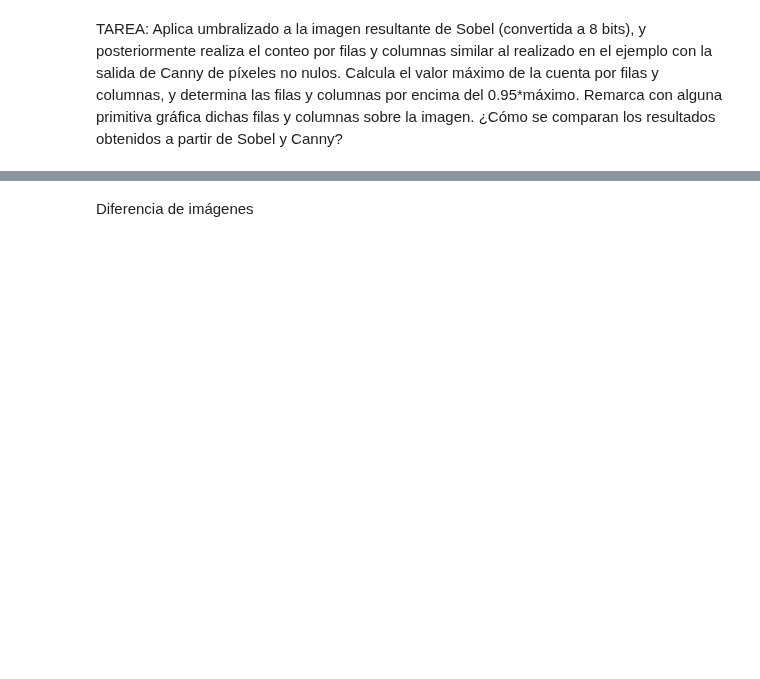
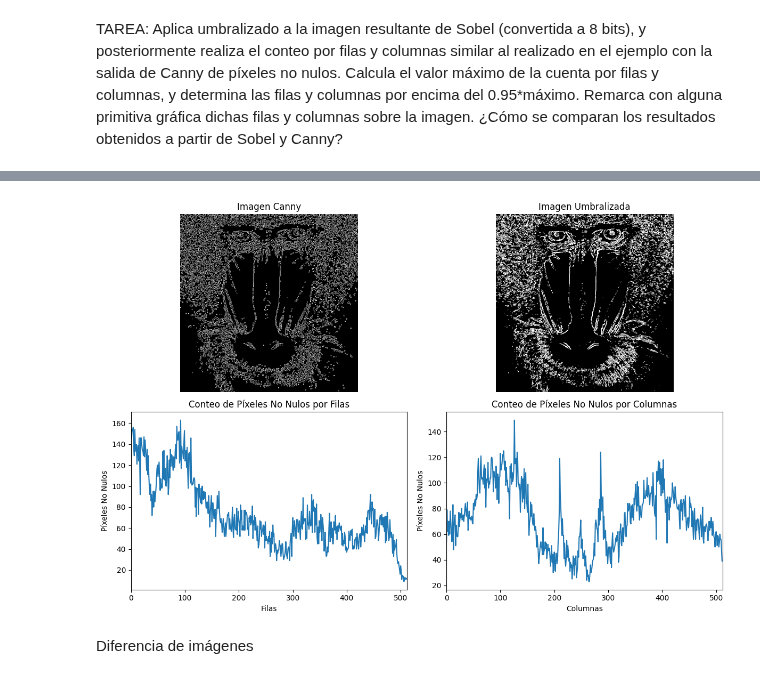
Before and after one commit to Raamonvm8/VC, a Jupyter notebook: P2/VC_P2.ipynb, the cells around one changed output, grey strips where cells are left out. Cells and saved outputs as stored; diff of their text form; code cells hidden in the pictures; blank space fills up the shorter version.

```diff
--- a/P2/VC_P2.ipynb
+++ b/P2/VC_P2.ipynb
@@ -246,2 +254,82 @@ plt.xlim([0, 256])
 # %% [markdown]
 TAREA: Aplica umbralizado a la imagen resultante de Sobel (convertida a 8 bits), y posteriormente realiza el conteo por filas y columnas similar al realizado en el ejemplo con la salida de Canny de píxeles no nulos. Calcula el valor máximo de la cuenta por filas y columnas, y determina las filas y columnas por encima del 0.95*máximo. Remarca con alguna primitiva gráfica dichas filas y columnas sobre la imagen. ¿Cómo se comparan los resultados obtenidos a partir de Sobel y Canny?
+# %%
+# Gaussiana para suavizar la imagen original, eliminando altas frecuencias
+ggris = cv2.GaussianBlur(gris, (3, 3), 0)
+
+# Calcula en ambas direcciones (horizontal y vertical)
+sobelx = cv2.Sobel(ggris, cv2.CV_64F, 1, 0)  # x
+sobely = cv2.Sobel(ggris, cv2.CV_64F, 0, 1)  # y
+
+# Convertimos el Sobel a 8 bits
+sobelx = np.uint8(np.absolute(sobelx))
+sobely = np.uint8(np.absolute(sobely))
+
+# Combina ambos resultados
+sobel = cv2.add(sobelx, sobely)
+
+# Define el valor umbral
+valorUmbral = 140
+res, imagenUmbralizada = cv2.threshold(sobel, valorUmbral, 255, cv2.THRESH_BINARY)
+
+# Aplica Canny a la imagen umbralizada
+canny = cv2.Canny(imagenUmbralizada, 100, 200)
+
+# Recojo los píxeles no nulos (filas)
+col_counts_non_zero = np.array([cv2.countNonZero(canny[i:i+1, :]) for i in range(canny.shape[0])])
+
+# Recojo los píxeles no nulos (columnas)
+row_counts_non_zero = np.array([cv2.countNonZero(canny[:, j:j+1]) for j in range(canny.shape[1])])
+
+# Encuentra los máximos por filas y columnas
+maxfill_rows = np.max(row_counts_non_zero)
+maxfill_cols = np.max(col_counts_non_zero)
+
+# Encuentra las filas y columnas con un número de píxeles no nulos >= 0.95 * máximo
+threshold_rows = 0.95 * maxfill_rows
+indices_rows = np.where(row_counts_non_zero >= threshold_rows)[0]
+
+threshold_cols = 0.95 * maxfill_cols
+indices_cols = np.where(col_counts_non_zero >= threshold_cols)[0]
+
+print("Número máximo de píxeles no nulos en filas (maxfill):", maxfill_rows)
+print("Filas con píxeles no nulos >= 0.95 * maxfill:", indices_rows)
+
+print("Número máximo de píxeles no nulos en columnas (maxfill):", maxfill_cols)
+print("Columnas con píxeles no nulos >= 0.95 * maxfill:", indices_cols)
+
+# Mostrar gráficamente el número de píxeles no nulos en filas y columnas
+plt.figure(figsize=(12, 8))
+
+# Mostrar la imagen de Canny
+plt.subplot(2, 2, 1)
+plt.axis("off")
+plt.title("Imagen Canny")
+plt.imshow(canny, cmap='gray')
+
+# Mostrar la imagen umbralizada al lado de la imagen Canny
+plt.subplot(2, 2, 2)
+plt.axis("off")
+plt.title("Imagen Umbralizada")
+plt.imshow(imagenUmbralizada, cmap='gray')
+
+# Graficar la cuenta de píxeles no nulos por filas
+plt.subplot(2, 2, 3)
+plt.title("Conteo de Píxeles No Nulos por Filas")
+plt.xlabel("Filas")
+plt.ylabel("Píxeles No Nulos")
+plt.plot(col_counts_non_zero)
+plt.xlim([0, canny.shape[0]])
+
+# Graficar la cuenta de píxeles no nulos por columnas
+plt.subplot(2, 2, 4)
+plt.title("Conteo de Píxeles No Nulos por Columnas")
+plt.xlabel("Columnas")
+plt.ylabel("Píxeles No Nulos")
+plt.plot(row_counts_non_zero)
+plt.xlim([0, canny.shape[1]])
+
+# Mostrar el resultado final
+plt.tight_layout()
+plt.show()
+# %% [output]
@@ -248,3 +340,4 @@ TAREA: Aplica umbralizado a la imagen resultante de Sobel (convertida a 8 bits),
+[figure, added]
 # %% [markdown]
 Diferencia de imágenes
 # %%
```
Also changed, not shown: parts of 6 cells of this notebook.
